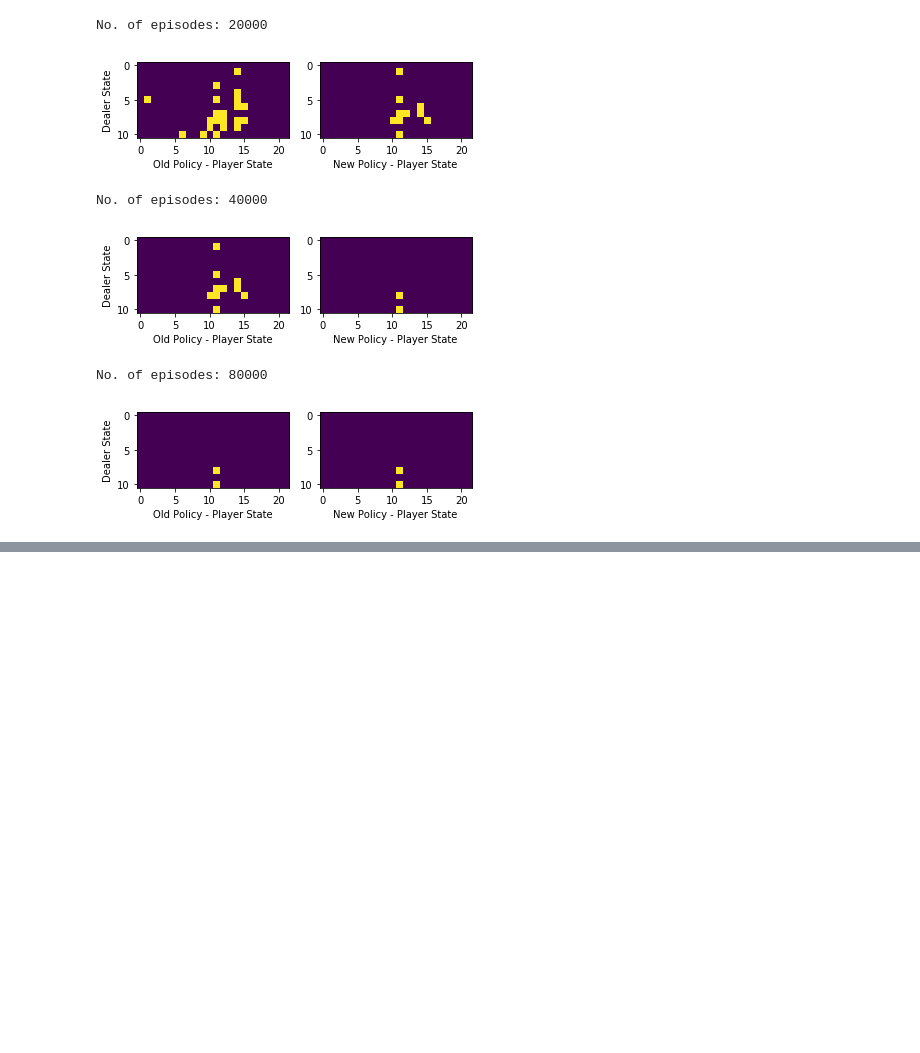
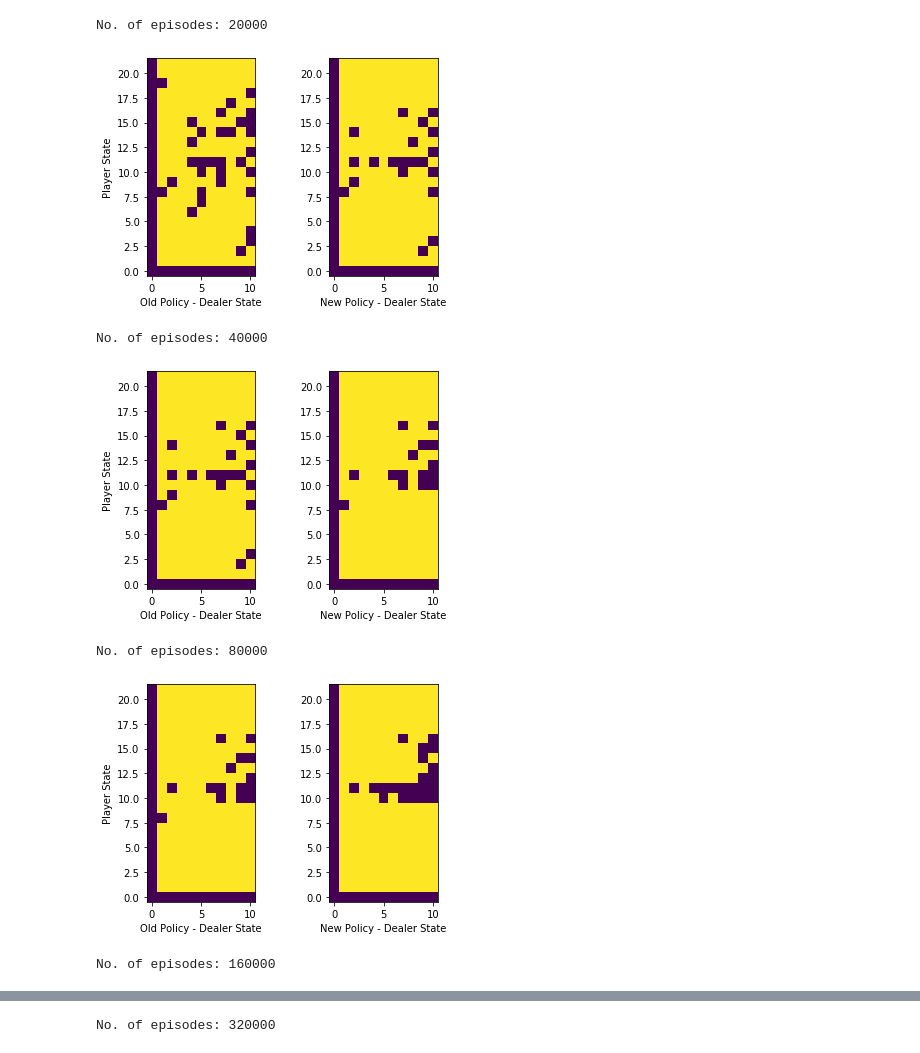
Before and after one commit to kenchan0824/davidsilver-ucl-reinforcement-learning, a Jupyter notebook: Test_Easy21_Sarsa.ipynb, the cells around one changed output, grey strips where cells are left out. Saved outputs shown, nothing was run; the diff lists cells and outputs as text; code cells hidden in the pictures; blank space fills up the shorter version.

```diff
--- a/Test_Easy21_Sarsa.ipynb
+++ b/Test_Easy21_Sarsa.ipynb
@@ -8,32 +8,35 @@ import easy21
 # %%
 %matplotlib inline
 
 env = easy21.Easy21Env()
-agent = easy21.SarsaAgent(env, gamma=1.0, N0=320000)
+agent = easy21.SarsaAgent(env, gamma=1.0, N0=100)
 
 K = 10000
 Q = agent.learn(K)
 A_ = np.argmax(Q, axis=2)
 A = np.ones_like(A_)
 while (not np.array_equal(A_, A) and K < 640000):
     A = A_
     K *= 2
     print('No. of episodes: {:}'.format(K))
     Q = agent.learn(K)
     A_ = np.argmax(Q, axis=2)
 
     plt.subplot(1,2,1)
-    plt.imshow(A.T, cmap='viridis')
-    plt.xlabel('Old Policy - Player State')
-    plt.ylabel('Dealer State')
+    plt.imshow(A, cmap='viridis')
+    plt.xlabel('Old Policy - Dealer State')
+    plt.ylabel('Player State')
+    plt.gca().invert_yaxis()
     plt.subplot(1,2,2)
-    plt.imshow(A_.T, cmap='viridis')
-    plt.xlabel('New Policy - Player State')
+    plt.imshow(A_, cmap='viridis')
+    plt.xlabel('New Policy - Dealer State')
+    plt.gca().invert_yaxis()
     plt.show()
 # %% [output]
 No. of episodes: 20000
-[figure, old version]
+[figure, new version]
 No. of episodes: 40000
-[figure, old version]
+[figure, new version]
 No. of episodes: 80000
-[figure, old version]
+[figure, new version]
+No. of episodes: 160000
@@ -39,0 +44 @@ No. of episodes: 80000
+No. of episodes: 320000
```
Also changed, not shown: parts of 4 cells of this notebook, 15 other files.
